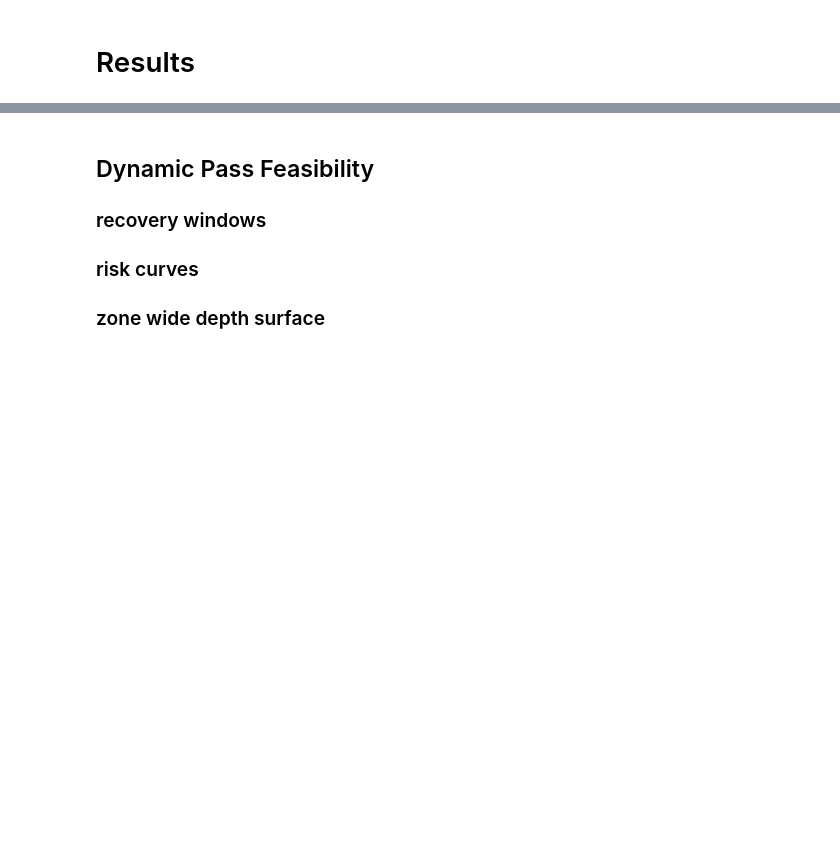
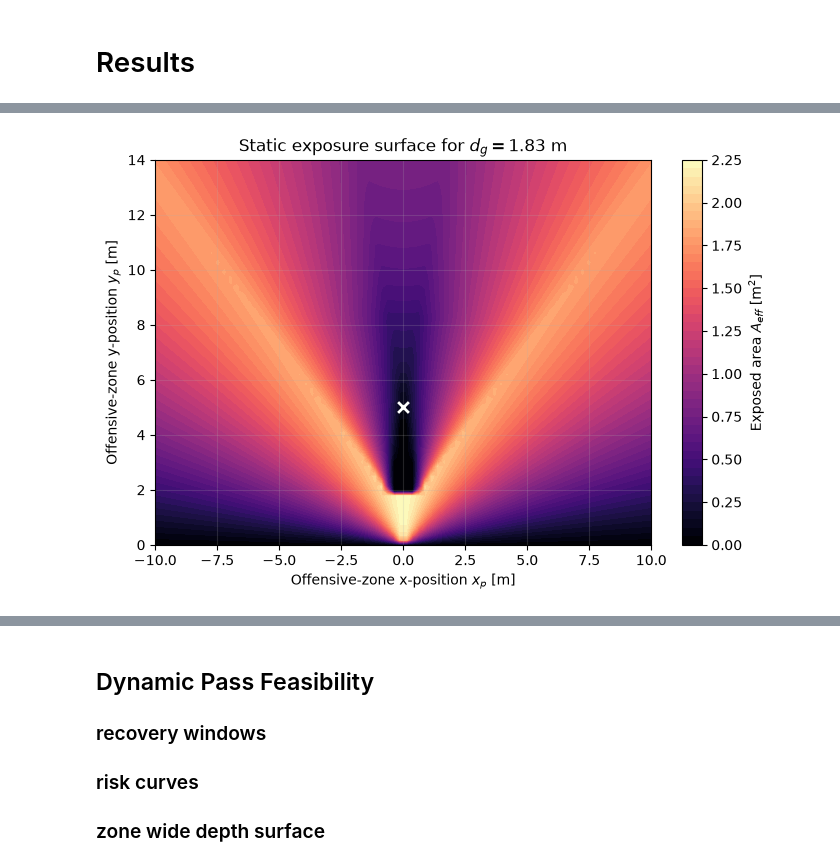
Before and after one commit to kaiwave/goaltender-optimisation-jnb, a Jupyter notebook: main.ipynb, the cells around one changed output, grey strips where cells are left out. Cells and saved outputs as stored; diff of their text form; code cells hidden in the pictures; blank space fills up the shorter version.

Commit message:
first draft of visualisation code - copilot carry

```diff
--- a/main.ipynb
+++ b/main.ipynb
@@ -217,0 +219,4 @@ Similarly to the static case, some common passing shot types will be modelled as
+# %%
+fig, ax = model.plot_exposure_contour(p0=(0,5))
+# %% [output]
+[figure, added]
```
Also changed, not shown: parts of 12 cells of this notebook, 1 other file.
